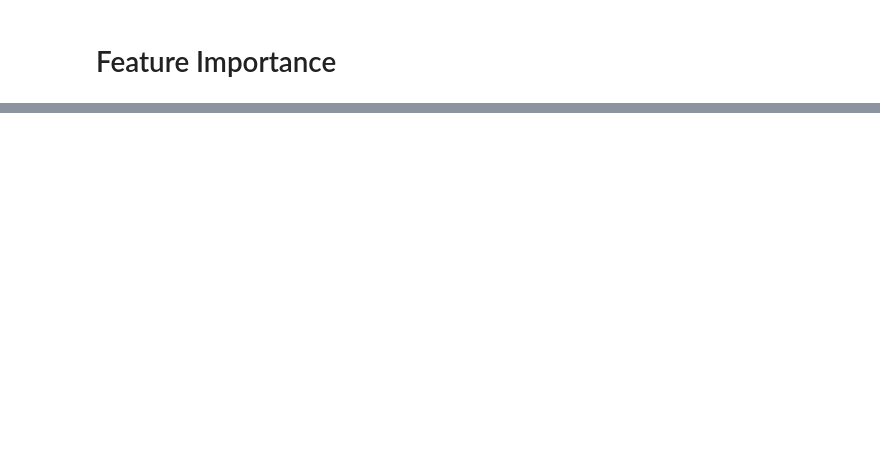
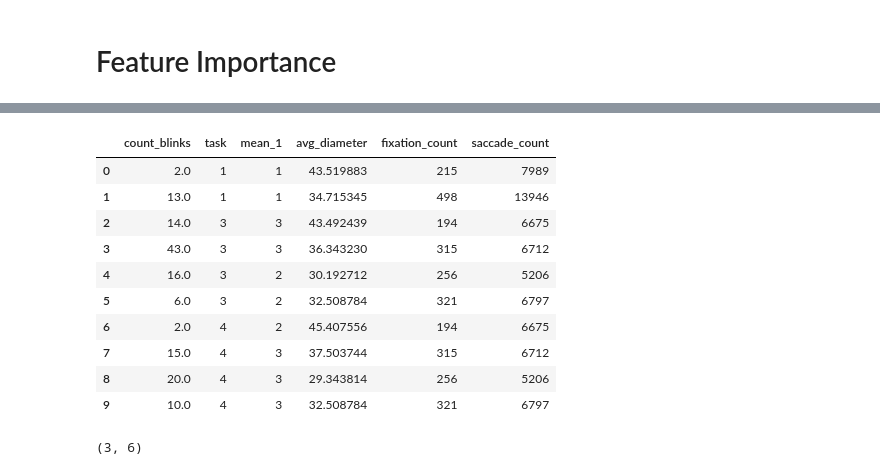
Before and after one commit to AndrewHallam1/SIT723, a Jupyter notebook: SIT723v1.ipynb, the cells around one changed output, grey strips where cells are left out. Drawn from its saved outputs; the diff is of its cells as text; code cells hidden in the pictures; blank space fills up the shorter version.

```diff
--- a/SIT723v1.ipynb
+++ b/SIT723v1.ipynb
@@ -688,3 +802,8 @@ blinks_final = pd.concat([c_blinks_task1, c_blinks_task2,c_blinks_task3, c_blink
+# %%
+c_annotation_task1['task']='1'
+c_annotation_task2['task']='2'
+c_annotation_task3['task']='3'
+c_annotation_task4['task']='4'
 # %%
 #no preprocessing required for annotations, will just append all together
 annotation_final = pd.concat([c_annotation_task1, c_annotation_task2,c_annotation_task3, c_annotation_task4 ], ignore_index=True)
@@ -717,0 +830,4 @@ colet_final
+# %%
+final1 = blinks_final.merge(annotation_final, how='outer', left_on=['file', 'task'], right_on=['file', 'task'])
+final2 = final1.merge(pupil_final, how='outer', left_on=['file', 'task'], right_on=['file', 'task'])
+colet_final = final2.merge(gaze_final, how='outer', left_on=['file', 'task'], right_on=['file', 'task'])
@@ -741,2 +1261,14 @@ colet_final
 # %% [markdown]
 # Feature Importance
+# %%
+#colet
+
+#from the authors: we define high, medium and low CW levels for workload score between 50–100, 30–49 and 0–29 respectively
+#change our values to low, med, high
+a = colet_final
+a = a.dropna(axis=0)
+
+bins = [0, 29, 49, 100]
+labels = ['1', '2', '3']
+a['mean_1'] = pd.cut(a['mean_1'], bins, labels=labels)
+print(a)
@@ -742,0 +1293,6 @@ colet_final
+# %%
+#features
+#change all values to numeric for the analysis
+col_data_target= a['mean_1']
+col_data_features = a.drop('mean_1', axis=1)
+col_data_features = a.drop('file', axis = 1)
@@ -742,0 +1303,18 @@ colet_final
+# %%
+col_data_features
+# %% [output]
+|  | count_blinks | task | mean_1 | avg_diameter | fixation_count | saccade_count |
+| 0 | 2.0 | 1 | 1 | 43.519883 | 215 | 7989 |
+| 1 | 13.0 | 1 | 1 | 34.715345 | 498 | 13946 |
+| 2 | 14.0 | 3 | 3 | 43.492439 | 194 | 6675 |
+| 3 | 43.0 | 3 | 3 | 36.343230 | 315 | 6712 |
+| 4 | 16.0 | 3 | 2 | 30.192712 | 256 | 5206 |
+| 5 | 6.0 | 3 | 2 | 32.508784 | 321 | 6797 |
+| 6 | 2.0 | 4 | 2 | 45.407556 | 194 | 6675 |
+| 7 | 15.0 | 4 | 3 | 37.503744 | 315 | 6712 |
+| 8 | 20.0 | 4 | 3 | 29.343814 | 256 | 5206 |
+| 9 | 10.0 | 4 | 3 | 32.508784 | 321 | 6797 |
+# %%
+X_test.shape
+# %% [output]
+(3, 6)
```
Also changed, not shown: parts of 91 cells of this notebook.
